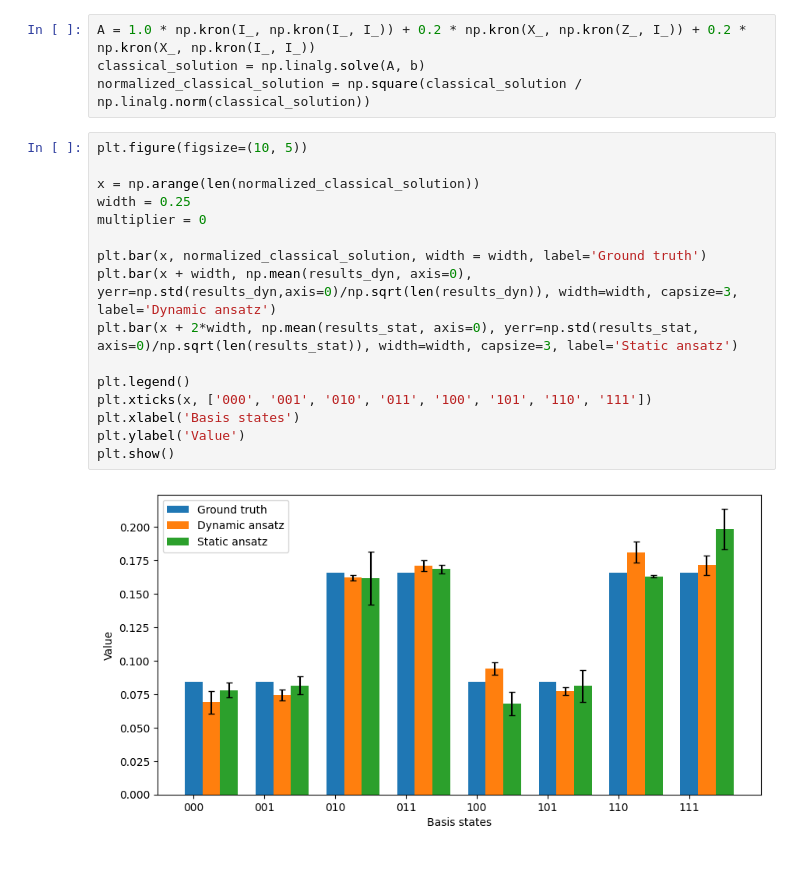
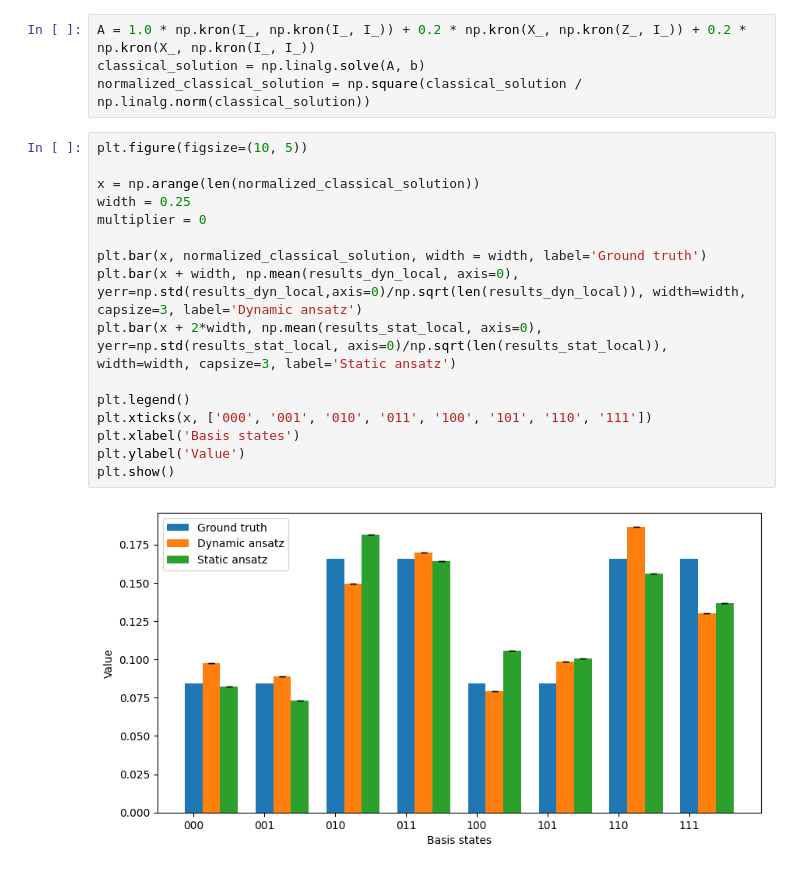
Before and after one commit to llwcybwy/VariationalLinearQuantumSolver, a Jupyter notebook: compare.ipynb, the cells around one changed output. Drawn from its saved outputs; the diff is of its cells as text.

```diff
--- a/compare.ipynb
+++ b/compare.ipynb
@@ -97,18 +142,18 @@ normalized_classical_solution = np.square(classical_solution / np.linalg.norm(cl
 # %%
 plt.figure(figsize=(10, 5))
 
 x = np.arange(len(normalized_classical_solution))
 width = 0.25
 multiplier = 0
 
 plt.bar(x, normalized_classical_solution, width = width, label='Ground truth')
-plt.bar(x + width, np.mean(results_dyn, axis=0), yerr=np.std(results_dyn,axis=0)/np.sqrt(len(results_dyn)), width=width, capsize=3, label='Dynamic ansatz')
-plt.bar(x + 2*width, np.mean(results_stat, axis=0), yerr=np.std(results_stat, axis=0)/np.sqrt(len(results_stat)), width=width, capsize=3, label='Static ansatz')
+plt.bar(x + width, np.mean(results_dyn_local, axis=0), yerr=np.std(results_dyn_local,axis=0)/np.sqrt(len(results_dyn_local)), width=width, capsize=3, label='Dynamic ansatz')
+plt.bar(x + 2*width, np.mean(results_stat_local, axis=0), yerr=np.std(results_stat_local, axis=0)/np.sqrt(len(results_stat_local)), width=width, capsize=3, label='Static ansatz')
 
 plt.legend()
 plt.xticks(x, ['000', '001', '010', '011', '100', '101', '110', '111'])
 plt.xlabel('Basis states')
 plt.ylabel('Value')
 plt.show()
 # %% [output]
-[figure, old version]
+[figure, new version]
```
Also changed, not shown: parts of 7 cells of this notebook.
